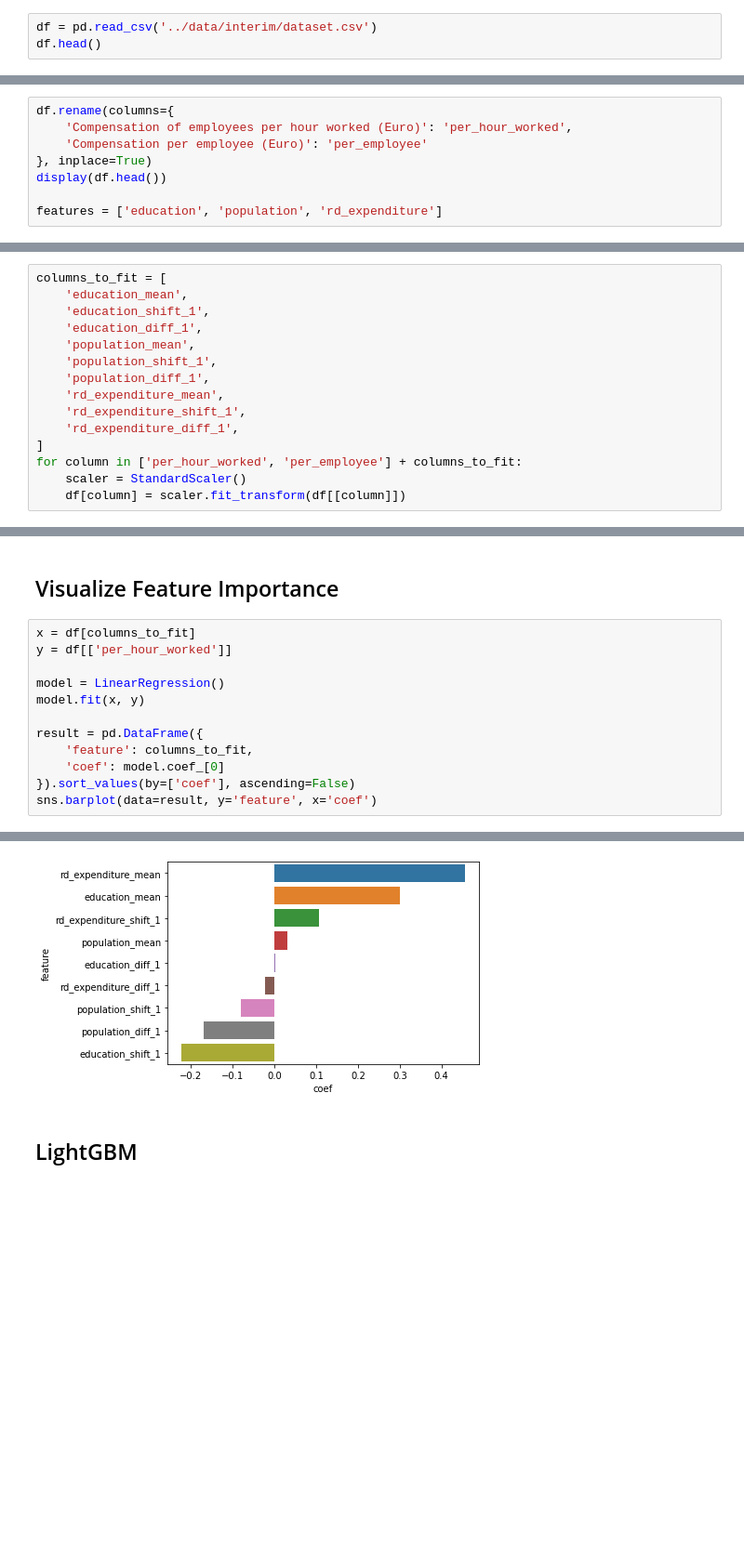
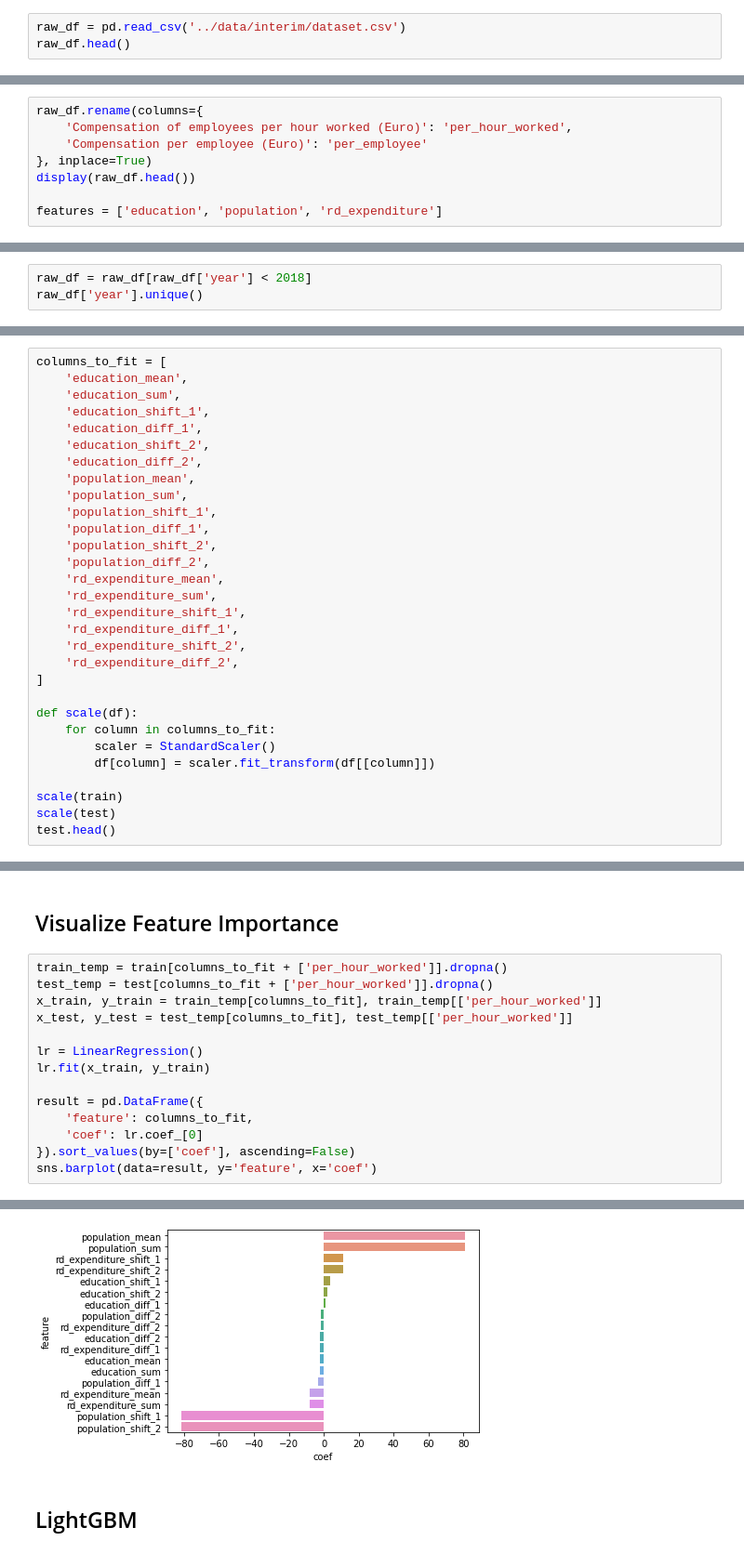
Before and after one commit to ADS-Group-15/eu-productivity-modeling, a Jupyter notebook: notebooks/models.ipynb, the cells around one changed output, grey strips where cells are left out. Shown: that part at 93% size. Drawn from its saved outputs; the diff is of its cells as text; blank space fills up the shorter version.

```diff
--- a/notebooks/models.ipynb
+++ b/notebooks/models.ipynb
@@ -22,6 +24,6 @@ import seaborn as sns
 # %%
-df = pd.read_csv('../data/interim/dataset.csv')
-df.head()
+raw_df = pd.read_csv('../data/interim/dataset.csv')
+raw_df.head()
 # %% [output]
 |  | year | GEO | Compensation of employees per hou... | Compensation per employee (Euro) | education | population | rd_expenditure |
 | 0 | 2010 | Belgium | 34.3 | 49054.8 | 48.457143 | 10839905 | 2.06 |
@@ -30,11 +32,11 @@ df.head()
 | 3 | 2013 | Belgium | 37.2 | 53452.5 | 49.242857 | 11137974 | 2.33 |
 | 4 | 2014 | Belgium | 37.6 | 53965.2 | 50.285714 | 11180840 | 2.37 |
 # %%
-df.rename(columns={
+raw_df.rename(columns={
     'Compensation of employees per hour worked (Euro)': 'per_hour_worked',
     'Compensation per employee (Euro)': 'per_employee'
 }, inplace=True)
-display(df.head())
+display(raw_df.head())
 
 features = ['education', 'population', 'rd_expenditure']
 # %% [output]
@@ -46,0 +53,3 @@ features = ['education', 'population', 'rd_expenditure']
+# %%
+raw_df = raw_df[raw_df['year'] < 2018]
+raw_df['year'].unique()
@@ -87,15 +141,30 @@ df.head()
 # %%
 columns_to_fit = [
     'education_mean',
+    'education_sum',
     'education_shift_1',
     'education_diff_1',
+    'education_shift_2',
+    'education_diff_2',
     'population_mean',
+    'population_sum',
     'population_shift_1',
     'population_diff_1',
+    'population_shift_2',
+    'population_diff_2',
     'rd_expenditure_mean',
+    'rd_expenditure_sum',
     'rd_expenditure_shift_1',
     'rd_expenditure_diff_1',
+    'rd_expenditure_shift_2',
+    'rd_expenditure_diff_2',
 ]
-for column in ['per_hour_worked', 'per_employee'] + columns_to_fit:
-    scaler = StandardScaler()
-    df[column] = scaler.fit_transform(df[[column]])
+
+def scale(df):
+    for column in columns_to_fit:
+        scaler = StandardScaler()
+        df[column] = scaler.fit_transform(df[[column]])
+
+scale(train)
+scale(test)
+test.head()
@@ -168,20 +258,22 @@ sns.barplot(data=result, x='score', y='features')
 # %% [markdown]
 ## Visualize Feature Importance
 # %%
-x = df[columns_to_fit]
-y = df[['per_hour_worked']]
+train_temp = train[columns_to_fit + ['per_hour_worked']].dropna()
+test_temp = test[columns_to_fit + ['per_hour_worked']].dropna()
+x_train, y_train = train_temp[columns_to_fit], train_temp[['per_hour_worked']]
+x_test, y_test = test_temp[columns_to_fit], test_temp[['per_hour_worked']]
 
-model = LinearRegression()
-model.fit(x, y)
+lr = LinearRegression()
+lr.fit(x_train, y_train)
 
 result = pd.DataFrame({
     'feature': columns_to_fit,
-    'coef': model.coef_[0]
+    'coef': lr.coef_[0]
 }).sort_values(by=['coef'], ascending=False)
 sns.barplot(data=result, y='feature', x='coef')
 # %% [output]
 <matplotlib.axes._subplots.AxesSubplot at 0x...>
-[figure, old version]
+[figure, new version]
 # %% [markdown]
 ## LightGBM
 # %%
```
Also changed, not shown: parts of 22 cells of this notebook, 4 other files.
